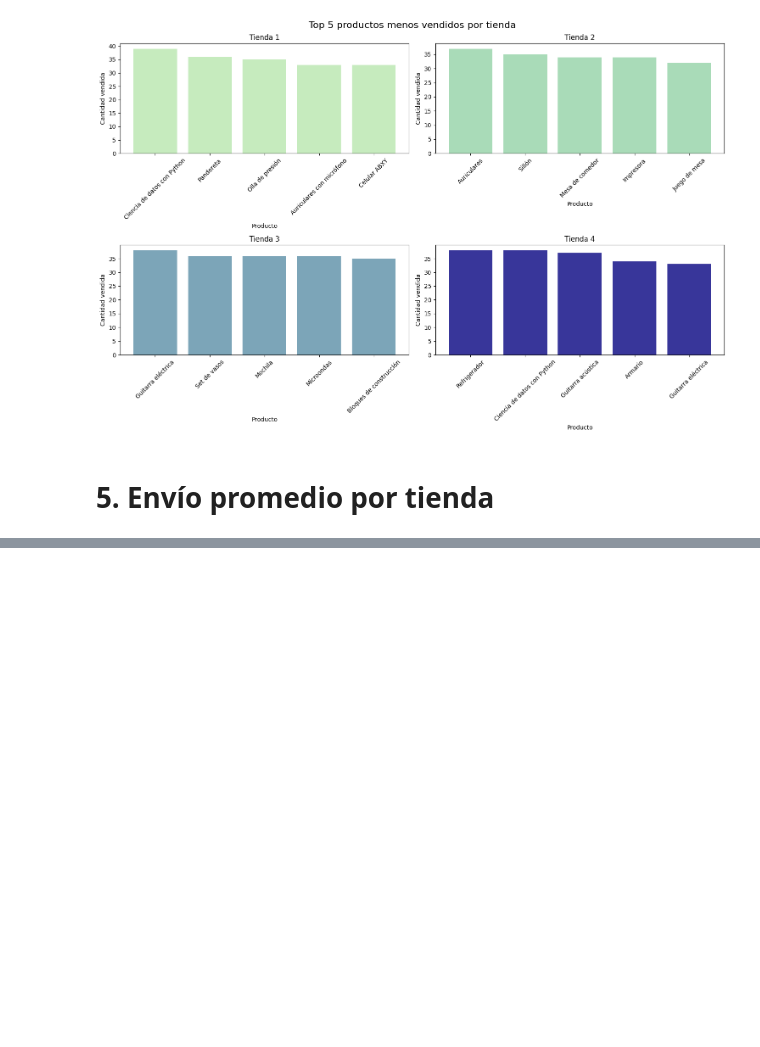
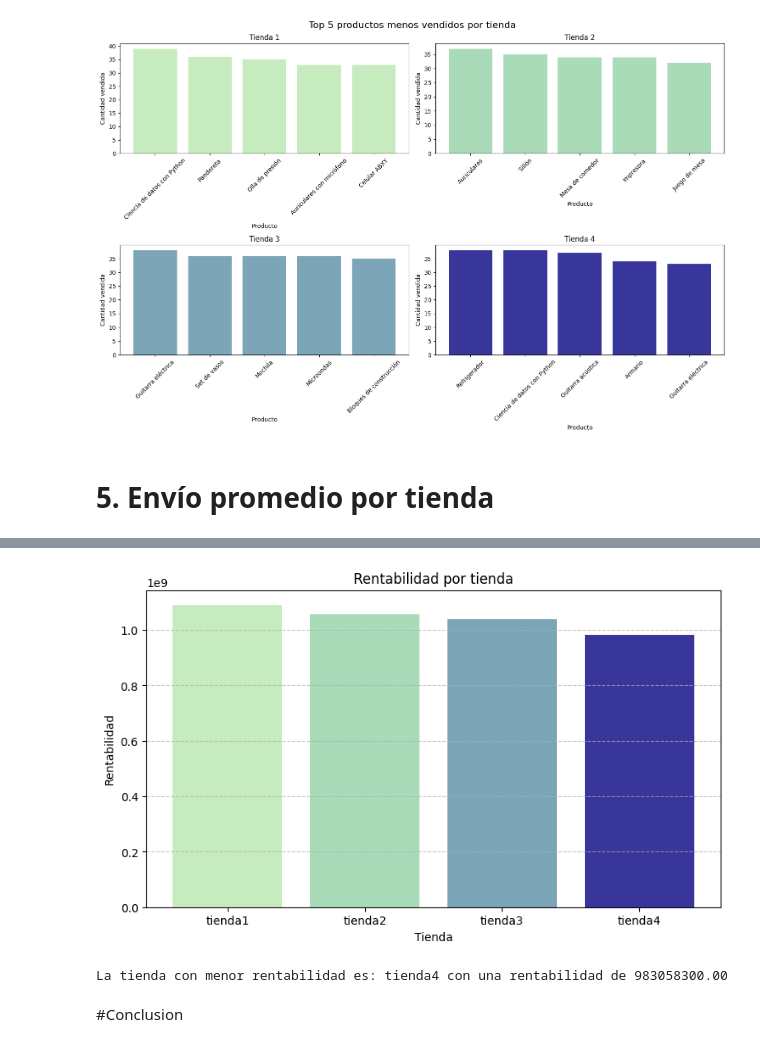
Before and after one commit to eduard0cortes/Amigo-Secreto, a Jupyter notebook: AluraStoreLatam.ipynb, the cells around one changed output, grey strips where cells are left out. Saved outputs shown, nothing was run; the diff lists cells and outputs as text; code cells hidden in the pictures; blank space fills up the shorter version.

```diff
--- a/AluraStoreLatam.ipynb
+++ b/AluraStoreLatam.ipynb
@@ -370,0 +411,36 @@ plt.show()
+# %%
+# Calcular el costo total del envio por tienda
+costo_envio_tienda1 = tienda['Costo de envío'].sum()
+costo_envio_tienda2 = tienda2['Costo de envío'].sum()
+costo_envio_tienda3 = tienda3['Costo de envío'].sum()
+costo_envio_tienda4 = tienda4['Costo de envío'].sum()
+
+#Calcular la rentabilidad por tienda
+rentabilidad_tienda1 = ingreso_tienda1 - costo_envio_tienda1
+rentabilidad_tienda2 = ingreso_tienda2 - costo_envio_tienda2
+rentabilidad_tienda3 = ingreso_tienda3 - costo_envio_tienda3
+rentabilidad_tienda4 = ingreso_tienda4 - costo_envio_tienda4
+
+#crear una lista con la rentabilidad por tienda
+rentabilidades = [rentabilidad_tienda1, rentabilidad_tienda2, rentabilidad_tienda3, rentabilidad_tienda4]
+tiendas = ['tienda1', 'tienda2', 'tienda3', 'tienda4']
+colores = ['#C6EBBE', '#A9DBB8', '#7CA5B8', '#38369A']
+
+#gráfico
+plt.figure(figsize=(9, 5))
+barras = plt.bar(tiendas, rentabilidades, color=colores)
+plt.title('Rentabilidad por tienda')
+plt.xlabel('Tienda')
+plt.ylabel('Rentabilidad')
+plt.grid(axis='y', linestyle='--', alpha=0.7)
+# %% [output]
+[figure, added]
+# %%
+# Tienda con menor rentabilidad
+tienda_menos_rentable = tiendas[rentabilidades.index(min(rentabilidades))]
+menos_rentable = min(rentabilidades)
+print(f"La tienda con menor rentabilidad es: {tienda_menos_rentable} con una rentabilidad de {menos_rentable:.2f}")
+# %% [output]
+La tienda con menor rentabilidad es: tienda4 con una rentabilidad de 983058300.00
+# %% [markdown]
+#Conclusion
```
Also changed, not shown: parts of 7 cells of this notebook.
